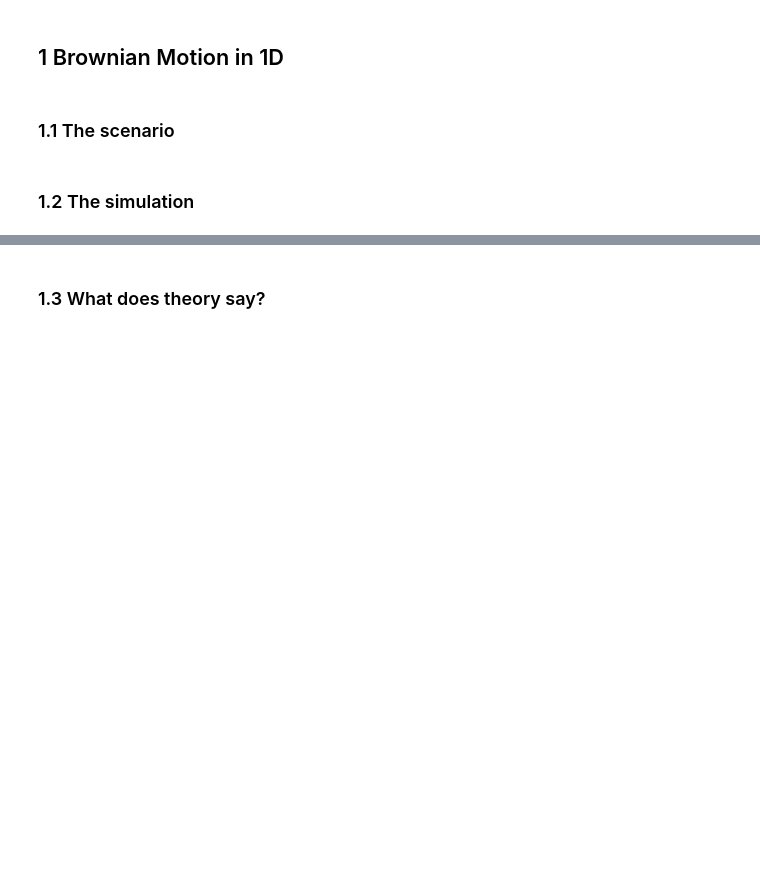
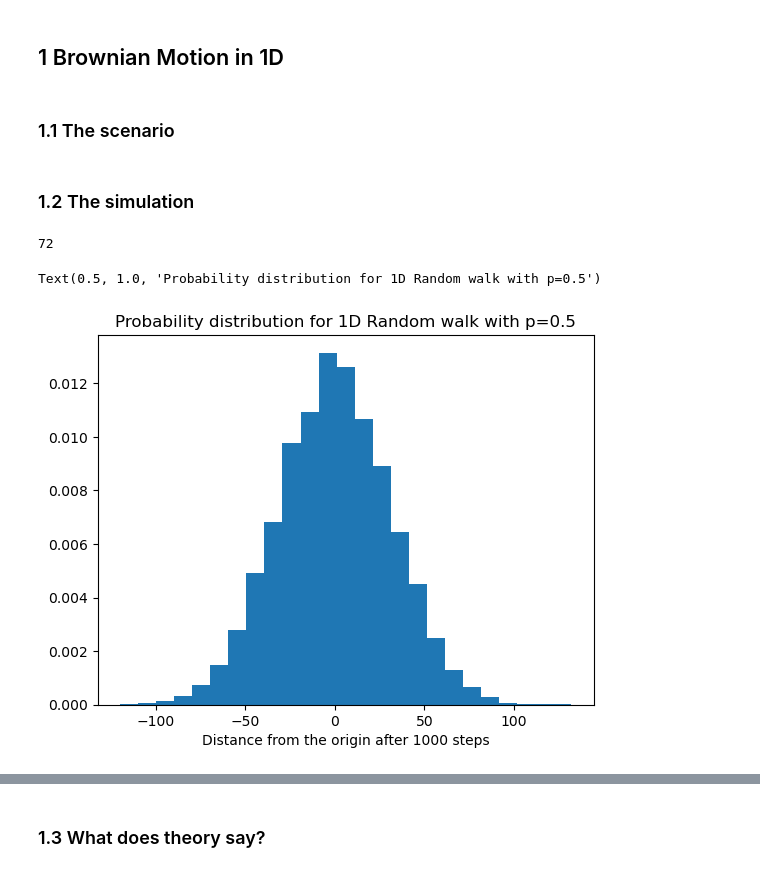
Before and after one commit to SPS-SP2273/learning-portfolio-Ting203, a Jupyter notebook: random numbers/random_numbers_(good).ipynb, the cells around one changed output, grey strips where cells are left out. Saved outputs shown, nothing was run; the diff lists cells and outputs as text; code cells hidden in the pictures; blank space fills up the shorter version.

```diff
--- a/random numbers/random_numbers_(good).ipynb
+++ b/random numbers/random_numbers_(good).ipynb
@@ -31,0 +47,35 @@
+# %%
+import numpy.random as rnd
+def brown_1d(prob_right=.5, no_of_steps=10000):
+    '''
+        This function returns the final position of the particle
+        after the number of steps.
+        prob_right is the probability of going right.
+    '''
+
+    step_size = 1
+    x = 0                               # starting x position
+
+    for _ in range(no_of_steps):
+        if rnd.random() < prob_right:   # Go right?
+            x += step_size
+        else:
+            x -= step_size
+
+    return x
+print(brown_1d())
+# %% [output]
+72
+# %%
+from matplotlib import pyplot as plt
+no_of_steps, p = 1_000, .5
+repeats = 10_000
+results = [brown_1d(prob_right=p, no_of_steps=no_of_steps)
+           for _ in range(repeats)]
+
+plt.hist(results, bins=25, density=True)
+plt.xlabel(f'Distance from the origin after {no_of_steps} steps')
+plt.title(f'Probability distribution for 1D Random walk with p={p}')
+# %% [output]
+Text(0.5, 1.0, 'Probability distribution for 1D Random walk with p=0.5')
+[figure, added]
```
Also changed, not shown: parts of 15 cells of this notebook, 1 other file.
